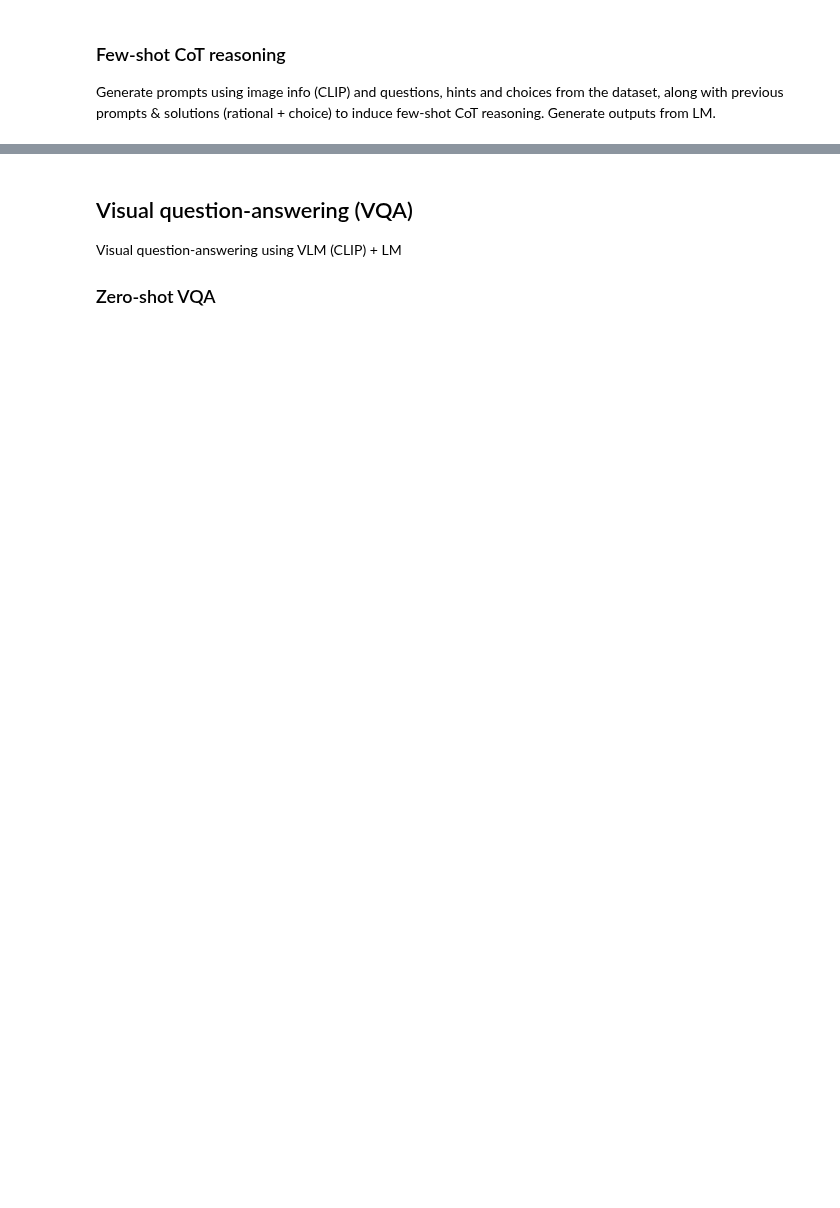
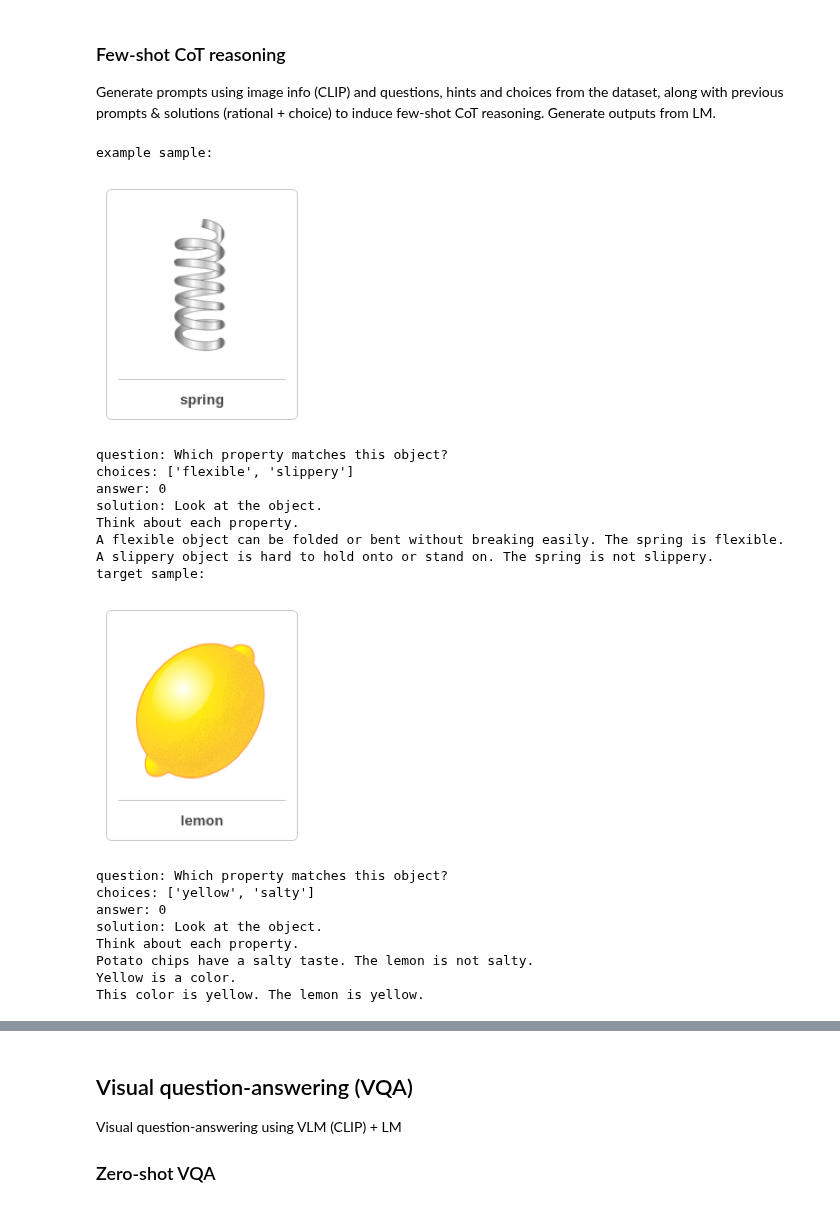
Before and after one commit to milenakapralova/socraticmodels, a Jupyter notebook: notebooks/mm_reasoning.ipynb, the cells around one changed output, grey strips where cells are left out. Drawn from its saved outputs; the diff is of its cells as text; code cells hidden in the pictures; blank space fills up the shorter version.

```diff
--- a/notebooks/mm_reasoning.ipynb
+++ b/notebooks/mm_reasoning.ipynb
@@ -153,24 +86,43 @@ print(f'output: {output}\ngt solution: {sample["solution"]}\ngt answer: {sample[
 Generate prompts using image info (CLIP) and questions, hints and choices from the dataset, along with previous prompts & solutions (rational + choice) to induce few-shot CoT reasoning. Generate outputs from LM.
 # %%
 # select & viz example & target samples
-# candidate pairs: single-prop: 122, 142 | multi-prop: 340, 142,
 # sample example
 eg_sample_idx, target_sample_idx = 142, 523
-eg_sample, target_sample = scienceQA_dataset[eg_sample_idx], scienceQA_dataset[target_sample_idx]
+eg_sample, target_sample = mm_reasoner.sqa_dataset[eg_sample_idx], mm_reasoner.sqa_dataset[target_sample_idx]
 # show example sample
 print('example sample:')
 plt.figure(figsize=(3, 3))
 plt.imshow(eg_sample['image'])
 plt.axis('off')
 plt.show()
 print(f'question: {eg_sample["question"]}\nchoices: {eg_sample["choices"]}\nanswer: {eg_sample["answer"]}\nsolution: {eg_sample["solution"]}')
 
 # show target sample
 print('target sample:')
 plt.figure(figsize=(3, 3))
 plt.imshow(target_sample['image'])
 plt.axis('off')
 plt.show()
 print(f'question: {target_sample["question"]}\nchoices: {target_sample["choices"]}\nanswer: {target_sample["answer"]}\nsolution: {target_sample["solution"]}')
+# %% [output]
+example sample:
+[figure, added]
+question: Which property matches this object?
+choices: ['flexible', 'slippery']
+answer: 0
+solution: Look at the object.
+Think about each property.
+A flexible object can be folded or bent without breaking easily. The spring is flexible.
+A slippery object is hard to hold onto or stand on. The spring is not slippery.
+target sample:
+[figure, added]
+question: Which property matches this object?
+choices: ['yellow', 'salty']
+answer: 0
+solution: Look at the object.
+Think about each property.
+Potato chips have a salty taste. The lemon is not salty.
+Yellow is a color.
+This color is yellow. The lemon is yellow.
 # %%
 # generate prompt
```
Also changed, not shown: parts of 25 cells of this notebook, 3 other files.
